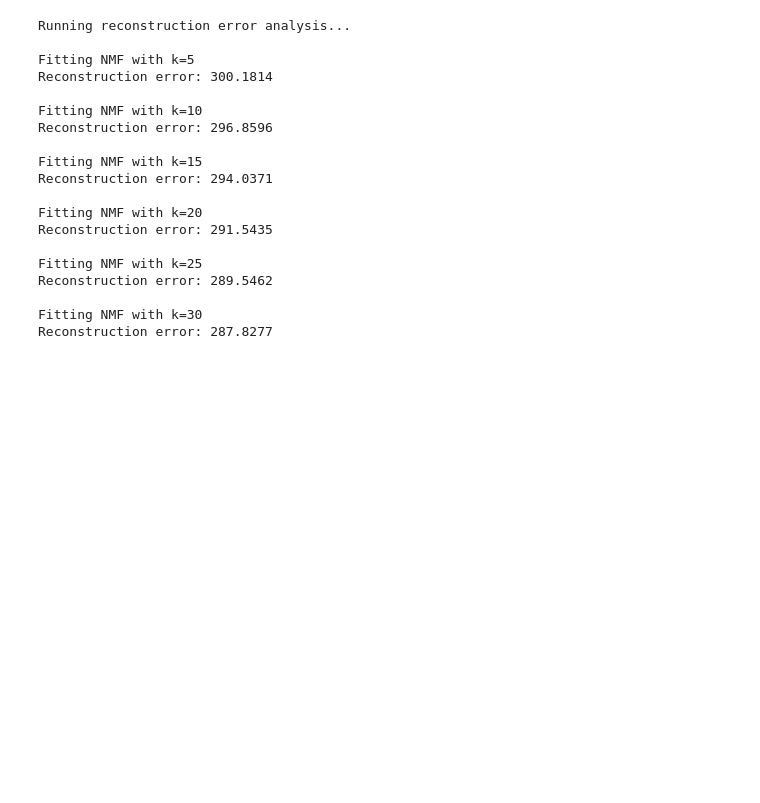
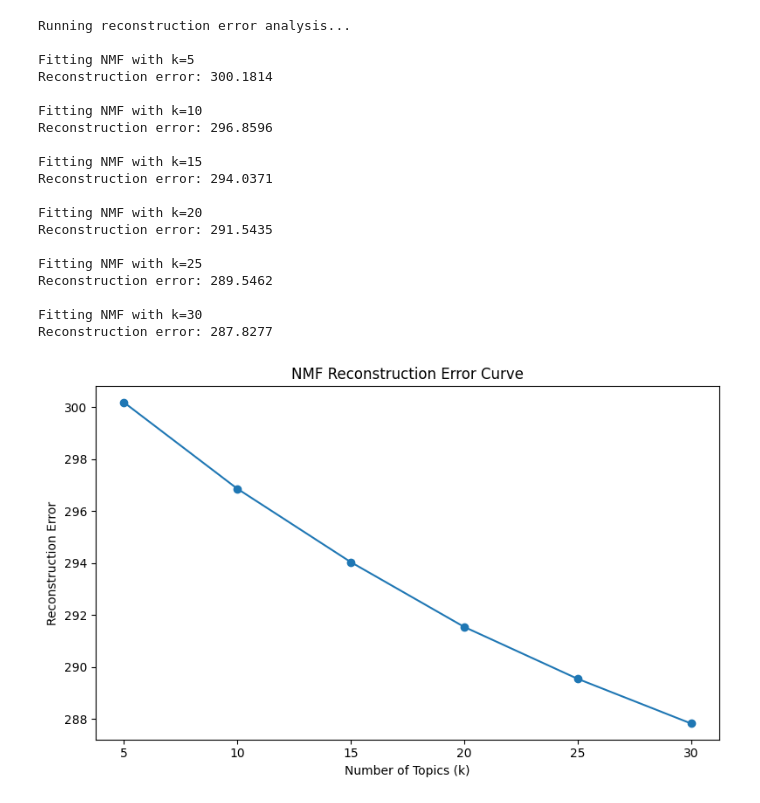
Before and after one commit to vdk0987/medical_document_clustering, a Jupyter notebook: notebooks/nmf.ipynb, the cells around one changed output. Cells and saved outputs as stored; diff of their text form; code cells hidden in the pictures; blank space fills up the shorter version.

```diff
--- a/notebooks/nmf.ipynb
+++ b/notebooks/nmf.ipynb
@@ -76,3 +76,26 @@ Reconstruction error: 289.5462
 
 Fitting NMF with k=30
 Reconstruction error: 287.8277
+# %%
+plt.figure(figsize=(8, 5))
+
+plt.plot(
+    k_values,
+    errors,
+    marker="o"
+)
+
+plt.xlabel("Number of Topics (k)")
+plt.ylabel("Reconstruction Error")
+plt.title("NMF Reconstruction Error Curve")
+
+plt.tight_layout()
+
+plt.savefig(
+    "../outputs/nmf_elbow_curve.png",
+    dpi=150
+)
+
+plt.show()
+# %% [output]
+[figure, added]
```
Also changed, not shown: parts of 10 cells of this notebook.
